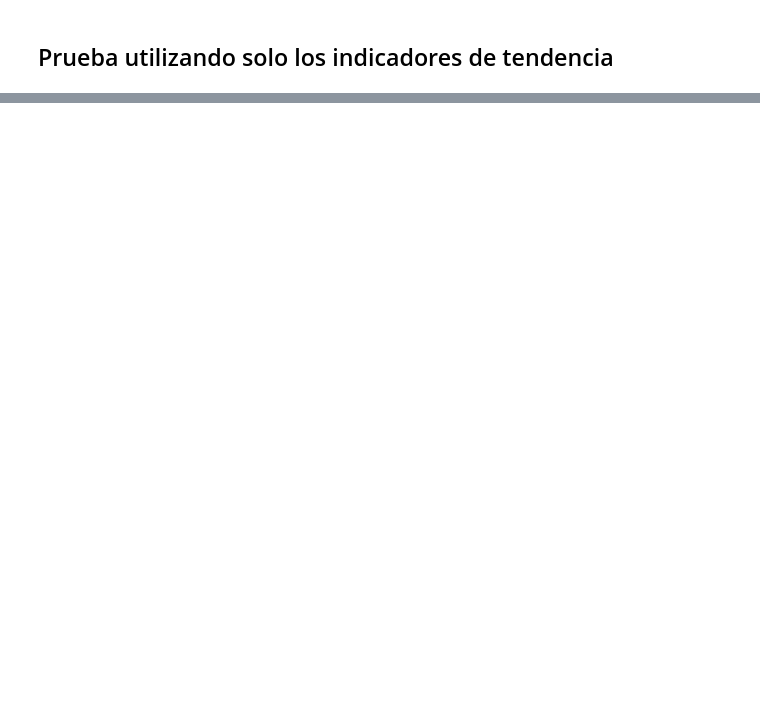
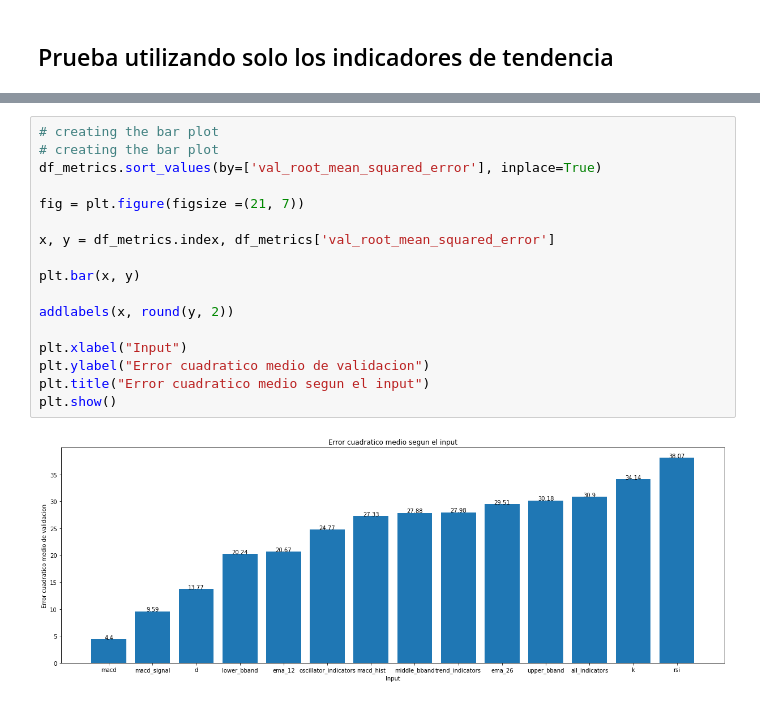
Before and after one commit to SaidJacoboDev/trabajo_final, a Jupyter notebook: notebooks/experimentacion.ipynb, the cells around one changed output, grey strips where cells are left out. Cells and saved outputs as stored; diff of their text form; blank space fills up the shorter version.

```diff
--- a/notebooks/experimentacion.ipynb
+++ b/notebooks/experimentacion.ipynb
@@ -219,0 +296,19 @@ utils.plot(x1, x2, title, xlabel, ylabel, legend)
+# %%
+# creating the bar plot
+# creating the bar plot
+df_metrics.sort_values(by=['val_root_mean_squared_error'], inplace=True)
+
+fig = plt.figure(figsize =(21, 7))
+
+x, y = df_metrics.index, df_metrics['val_root_mean_squared_error']
+
+plt.bar(x, y)
+
+addlabels(x, round(y, 2))
+
+plt.xlabel("Input")
+plt.ylabel("Error cuadratico medio de validacion")
+plt.title("Error cuadratico medio segun el input")
+plt.show()
+# %% [output]
+[figure, added]
```
Also changed, not shown: parts of 16 cells of this notebook.
